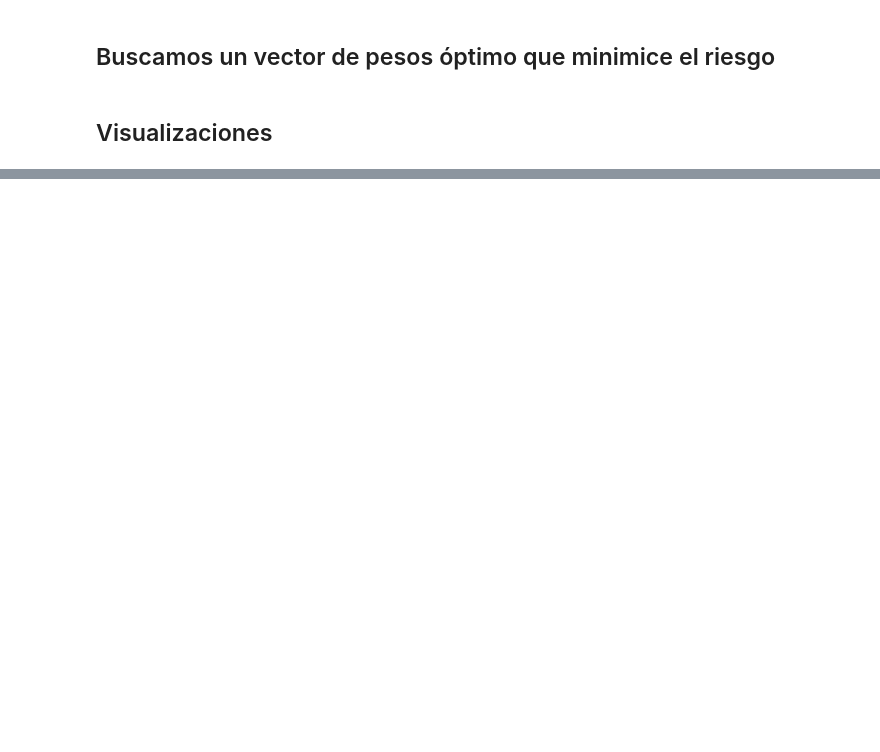
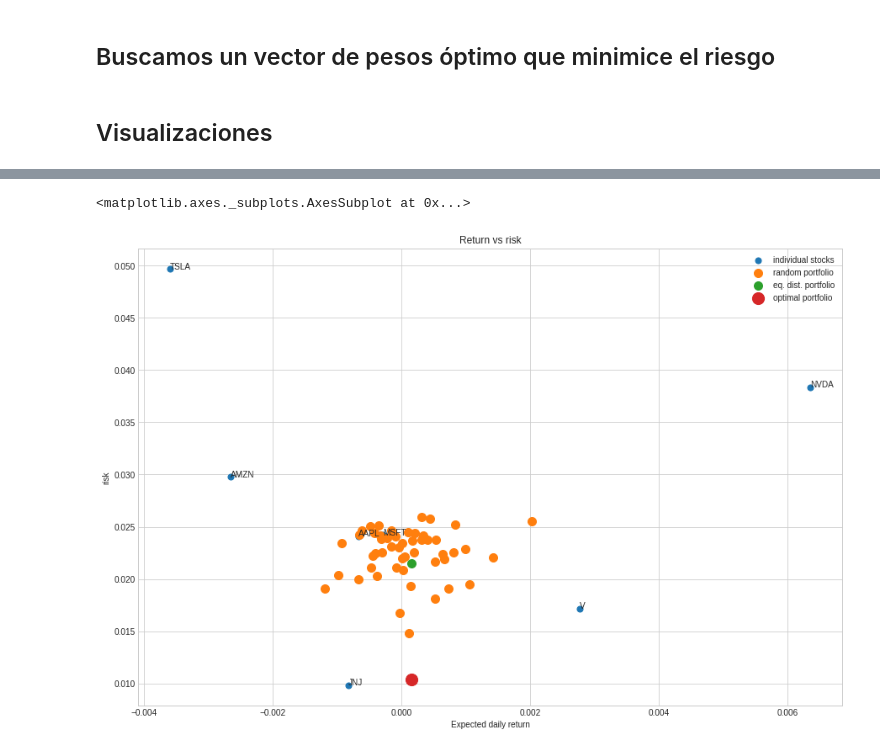
Before and after one commit to javlintor/curso-python-us, a Jupyter notebook: _sources/notebooks/practicas/portfolio-optimization.ipynb, the cells around one changed output, grey strips where cells are left out. Drawn from its saved outputs; the diff is of its cells as text; code cells hidden in the pictures; blank space fills up the shorter version.

```diff
--- a/_sources/notebooks/practicas/portfolio-optimization.ipynb
+++ b/_sources/notebooks/practicas/portfolio-optimization.ipynb
@@ -204,0 +336,21 @@ dtype: float64
+# %%
+optimal_portfolio = OptimalPortfolio(
+    [
+        "AAPL",
+        "MSFT",
+        "TSLA",
+        "NVDA",
+        "AMZN",
+        "JNJ",
+        "V"
+    ]
+)
+# %%
+mpl.rcParams["figure.figsize"] = (15, 10)
+plt.style.use("seaborn-whitegrid")
+
+fig, ax = plt.subplots()
+optimal_portfolio.generate_plot(ax)
+# %% [output]
+<matplotlib.axes._subplots.AxesSubplot at 0x...>
+[figure, added]
```
Also changed, not shown: parts of 13 cells of this notebook, 7 other files.
